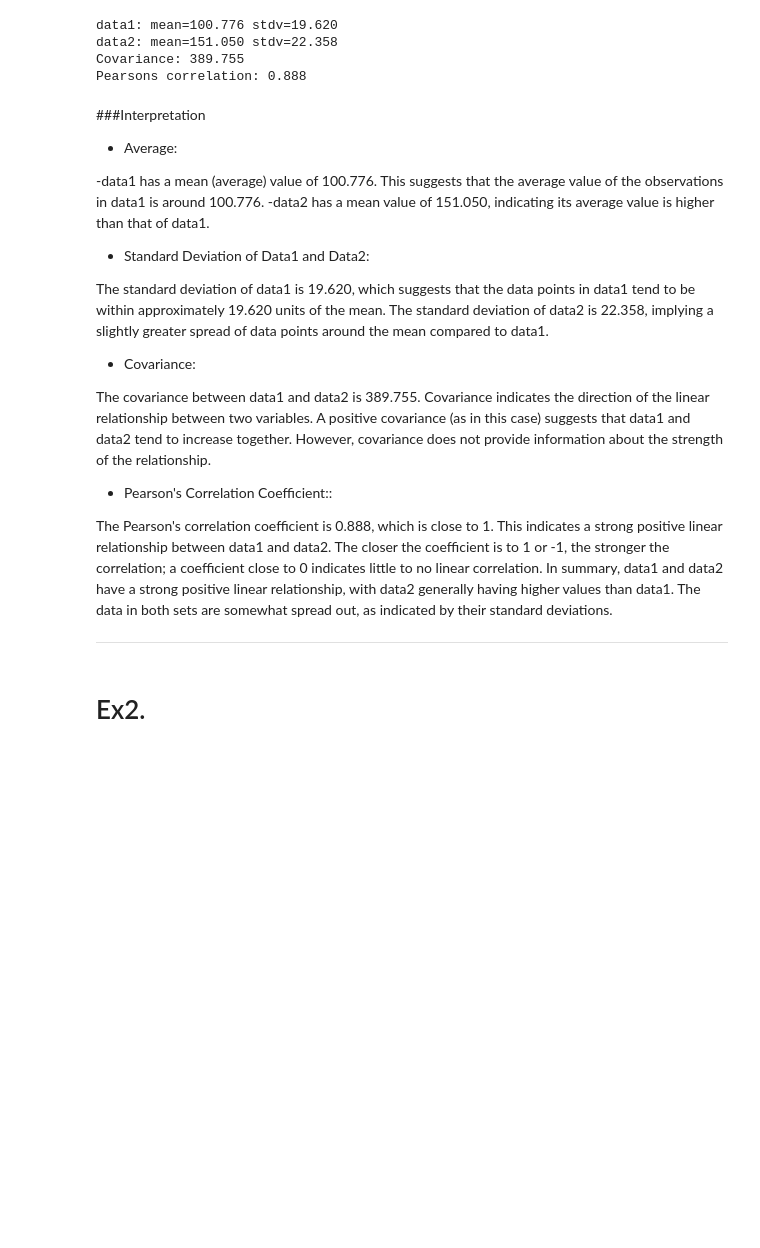
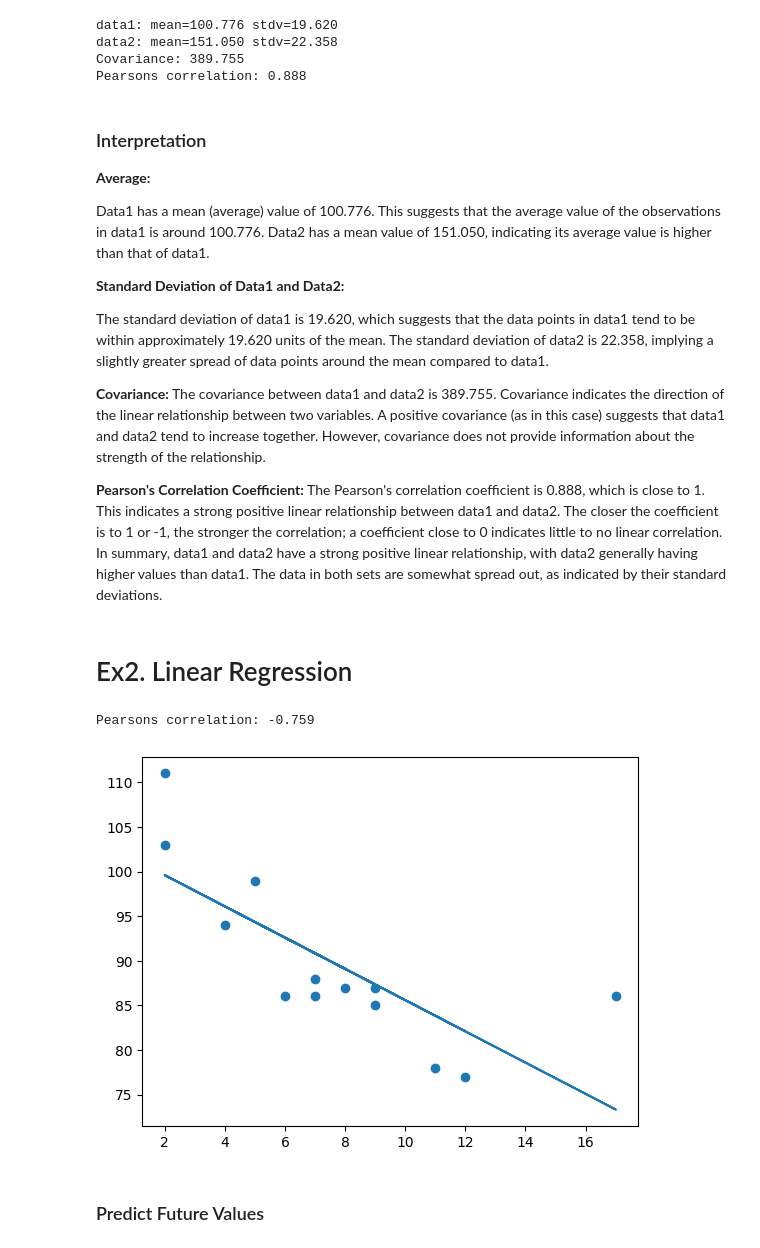
Before and after one commit to DaisyIpatzi/daisyipatzi.github.io, a Jupyter notebook: assets/ML_Artifacts/Correlation_And_Regression/Correlation_and_Regression.ipynb, the cells around one changed output. Cells and saved outputs as stored; diff of their text form; code cells hidden in the pictures; blank space fills up the shorter version.

```diff
--- a/assets/ML_Artifacts/Correlation_And_Regression/Correlation_and_Regression.ipynb
+++ b/assets/ML_Artifacts/Correlation_And_Regression/Correlation_and_Regression.ipynb
@@ -47,27 +52,53 @@ data2: mean=151.050 stdv=22.358
 Covariance: 389.755
 Pearsons correlation: 0.888
 # %% [markdown]
-###Interpretation
+### Interpretation
 
-*   Average:
 
--data1 has a mean (average) value of 100.776. This suggests that the average value of the observations in data1 is around 100.776.
--data2 has a mean value of 151.050, indicating its average value is higher than that of data1.
+**Average:**
 
-*   Standard Deviation of Data1 and Data2:
+Data1 has a mean (average) value of 100.776. This suggests that the average value of the observations in data1 is around 100.776. Data2 has a mean value of 151.050, indicating its average value is higher than that of data1.
 
-The standard deviation of data1 is 19.620, which suggests that the data points in data1 tend to be within approximately 19.620 units of the mean.
-The standard deviation of data2 is 22.358, implying a slightly greater spread of data points around the mean compared to data1.
+**Standard Deviation of Data1 and Data2:**
 
-*   Covariance:
+The standard deviation of data1 is 19.620, which suggests that the data points in data1 tend to be within approximately 19.620 units of the mean. The standard deviation of data2 is 22.358, implying a slightly greater spread of data points around the mean compared to data1.
 
+**Covariance:**
 The covariance between data1 and data2 is 389.755. Covariance indicates the direction of the linear relationship between two variables. A positive covariance (as in this case) suggests that data1 and data2 tend to increase together. However, covariance does not provide information about the strength of the relationship.
 
-*   Pearson's Correlation Coefficient::
-
-The Pearson's correlation coefficient is 0.888, which is close to 1. This indicates a strong positive linear relationship between data1 and data2. The closer the coefficient is to 1 or -1, the stronger the correlation; a coefficient close to 0 indicates little to no linear correlation.
-In summary, data1 and data2 have a strong positive linear relationship, with data2 generally having higher values than data1. The data in both sets are somewhat spread out, as indicated by their standard deviations.
-
----
+**Pearson's Correlation Coefficient:**
+The Pearson's correlation coefficient is 0.888, which is close to 1. This indicates a strong positive linear relationship between data1 and data2. The closer the coefficient is to 1 or -1, the stronger the correlation; a coefficient close to 0 indicates little to no linear correlation. In summary, data1 and data2 have a strong positive linear relationship, with data2 generally having higher values than data1. The data in both sets are somewhat spread out, as indicated by their standard deviations.
 # %% [markdown]
-# Ex2.
+# Ex2. Linear Regression
+# %%
+import matplotlib.pyplot as plt
+from scipy import stats
+
+#Create the arrays that represent the values of the x and y axis
+x = [5,7,8,7,2,17,2,9,4,11,12,9,6]
+y = [99,86,87,88,111,86,103,87,94,78,77,85,86]
+
+#Execute a method that returns some important key values of Linear Regression
+slope, intercept, r, p, std_err = stats.linregress(x, y)
+
+# measure the correlation
+corr, _ = stats.pearsonr(x, y)
+print('Pearsons correlation: %.3f' % corr)
+
+#Create a function that uses the slope and intercept values to return a new value.
+#This new value represents where on the y-axis the corresponding x value will be placed
+def myfunc(x):
+  return slope * x + intercept
+
+#Run each value of the x array through the function. This will result in a new array with new values for the y-axis
+mymodel = list(map(myfunc, x))
+
+#Draw the original scatter plot & the line of linear regression
+plt.scatter(x, y)
+plt.plot(x, mymodel)
+plt.show()
+# %% [output]
+Pearsons correlation: -0.759
+[figure, added]
+# %% [markdown]
+### Predict Future Values
```
Also changed, not shown: parts of 20 cells of this notebook.
